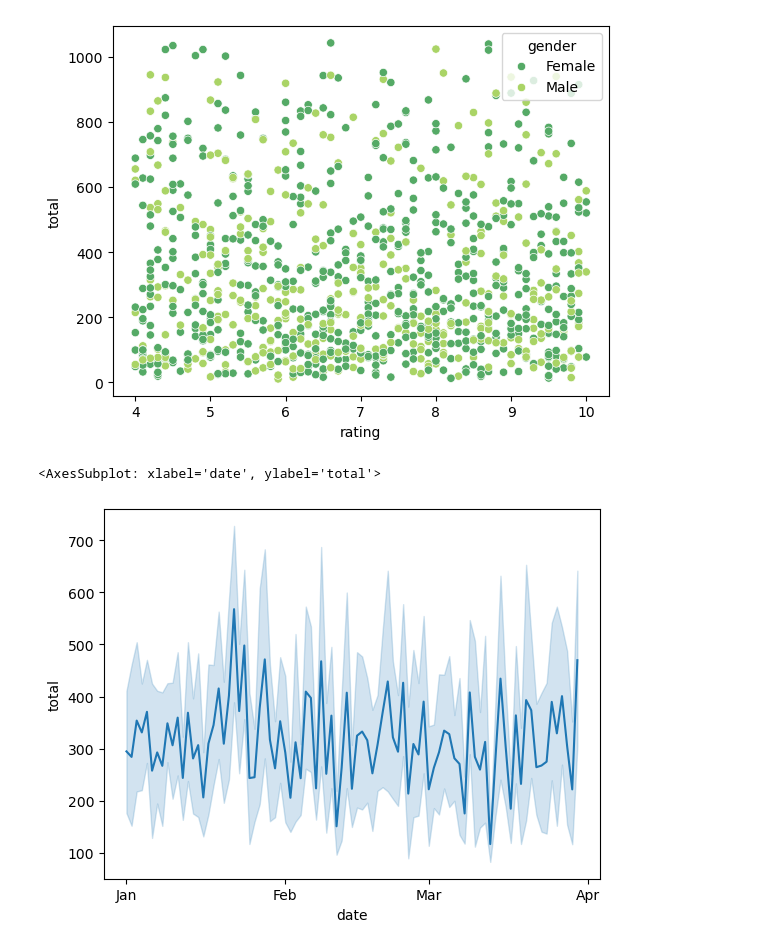
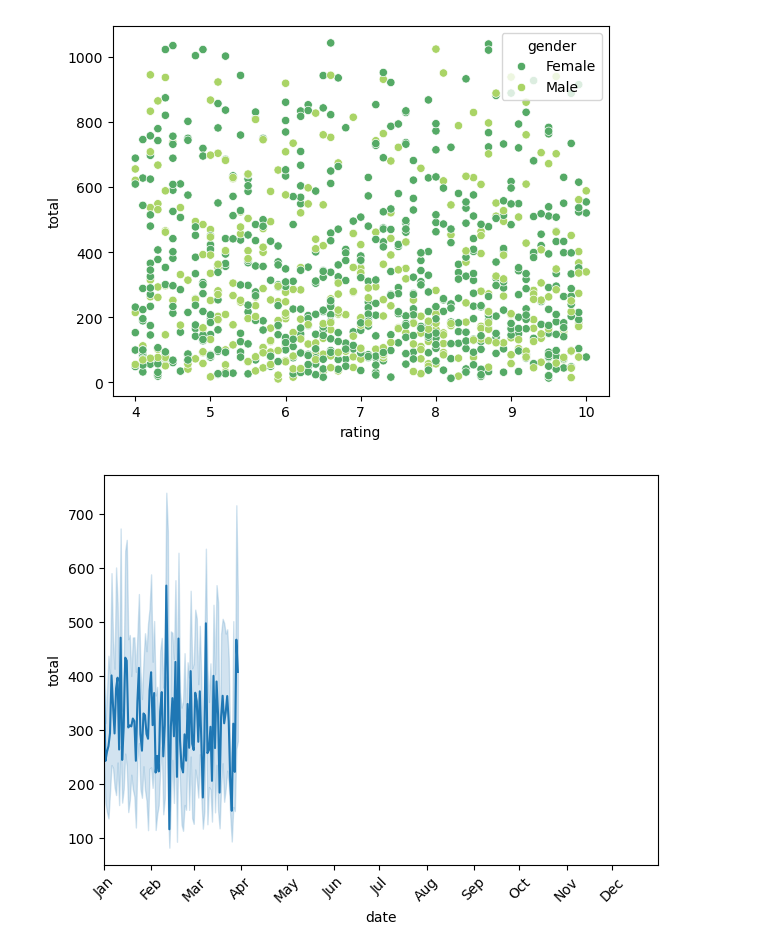
Before and after one commit to mugoarnold0-shiniars/datascience, a Jupyter notebook: EDA.ipynb, the cells around one changed output. Drawn from its saved outputs; the diff is of its cells as text; code cells hidden in the pictures.

```diff
--- a/EDA.ipynb
+++ b/EDA.ipynb
@@ -156,14 +156,26 @@ sns. scatterplot(x="rating",y="total" , data=data,palette="summer", hue="gender"
 # %%
 # Below is a lie graph
 import matplotlib.dates as mdates
+import pandas as pd
+import matplotlib.pyplot as plt
+# Make sure your date column is datetime
+data["date"] = pd.to_datetime(data["date"])
 
 # format the axis
 plt.gca().xaxis.set_major_formatter(mdates.DateFormatter('%b'))
 plt.gca().xaxis.set_major_locator(mdates.MonthLocator())
 
+
 # crate the graph
 
 sns.lineplot(x="date" , y="total", data=data)
+
+# Force full month range (Jan–Dec of that year)
+year = data["date"].dt.year.min()  # pick the year of your data
+plt.gca().set_xlim(pd.Timestamp(f"{year}-01-01"), pd.Timestamp(f"{year}-12-31"))
+
+plt.xticks(rotation=45)
+plt.tight_layout()
+plt.show()
 # %% [output]
-<AxesSubplot: xlabel='date', ylabel='total'>
-[figure, old version]
+[figure, new version]
```
Also changed, not shown: parts of 3 cells of this notebook, 3 other files.
